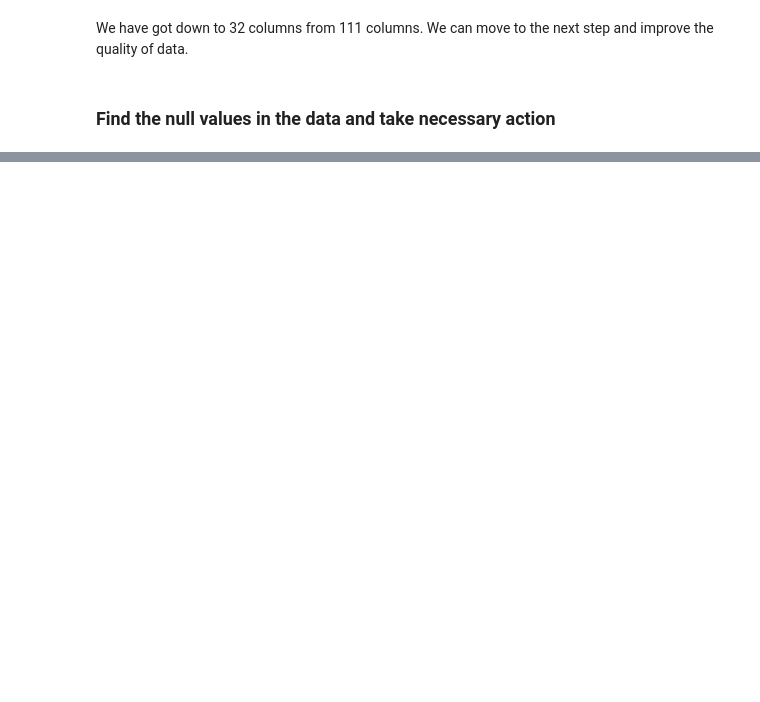
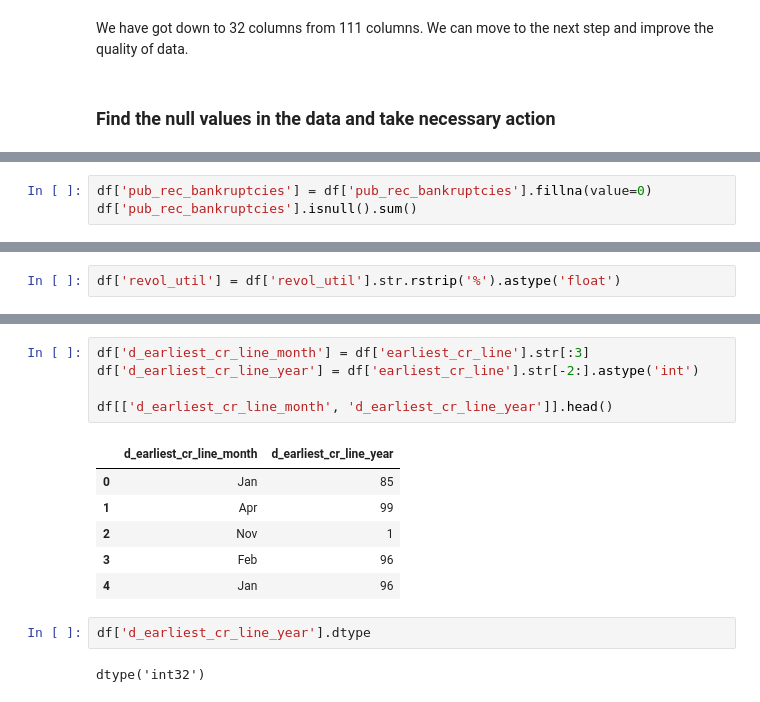
Before and after one commit to uvarajthulasiram/LendingClubCaseStudy, a Jupyter notebook: UvarajThulasiram.ipynb, the cells around one changed output, grey strips where cells are left out. Cells and saved outputs as stored; diff of their text form; blank space fills up the shorter version.

```diff
--- a/UvarajThulasiram.ipynb
+++ b/UvarajThulasiram.ipynb
@@ -217,0 +235,3 @@ df['title'].nunique()
+# %%
+df['pub_rec_bankruptcies'] = df['pub_rec_bankruptcies'].fillna(value=0)
+df['pub_rec_bankruptcies'].isnull().sum()
@@ -217,0 +244,2 @@ df['title'].nunique()
+# %%
+df['revol_util'] = df['revol_util'].str.rstrip('%').astype('float')
@@ -217,0 +270,16 @@ df['title'].nunique()
+# %%
+df['d_earliest_cr_line_month'] = df['earliest_cr_line'].str[:3]
+df['d_earliest_cr_line_year'] = df['earliest_cr_line'].str[-2:].astype('int')
+
+df[['d_earliest_cr_line_month', 'd_earliest_cr_line_year']].head()
+# %% [output]
+|  | d_earliest_cr_line_month | d_earliest_cr_line_year |
+| 0 | Jan | 85 |
+| 1 | Apr | 99 |
+| 2 | Nov | 1 |
+| 3 | Feb | 96 |
+| 4 | Jan | 96 |
+# %%
+df['d_earliest_cr_line_year'].dtype
+# %% [output]
+dtype('int32')
```
Also changed, not shown: parts of 18 cells of this notebook.
